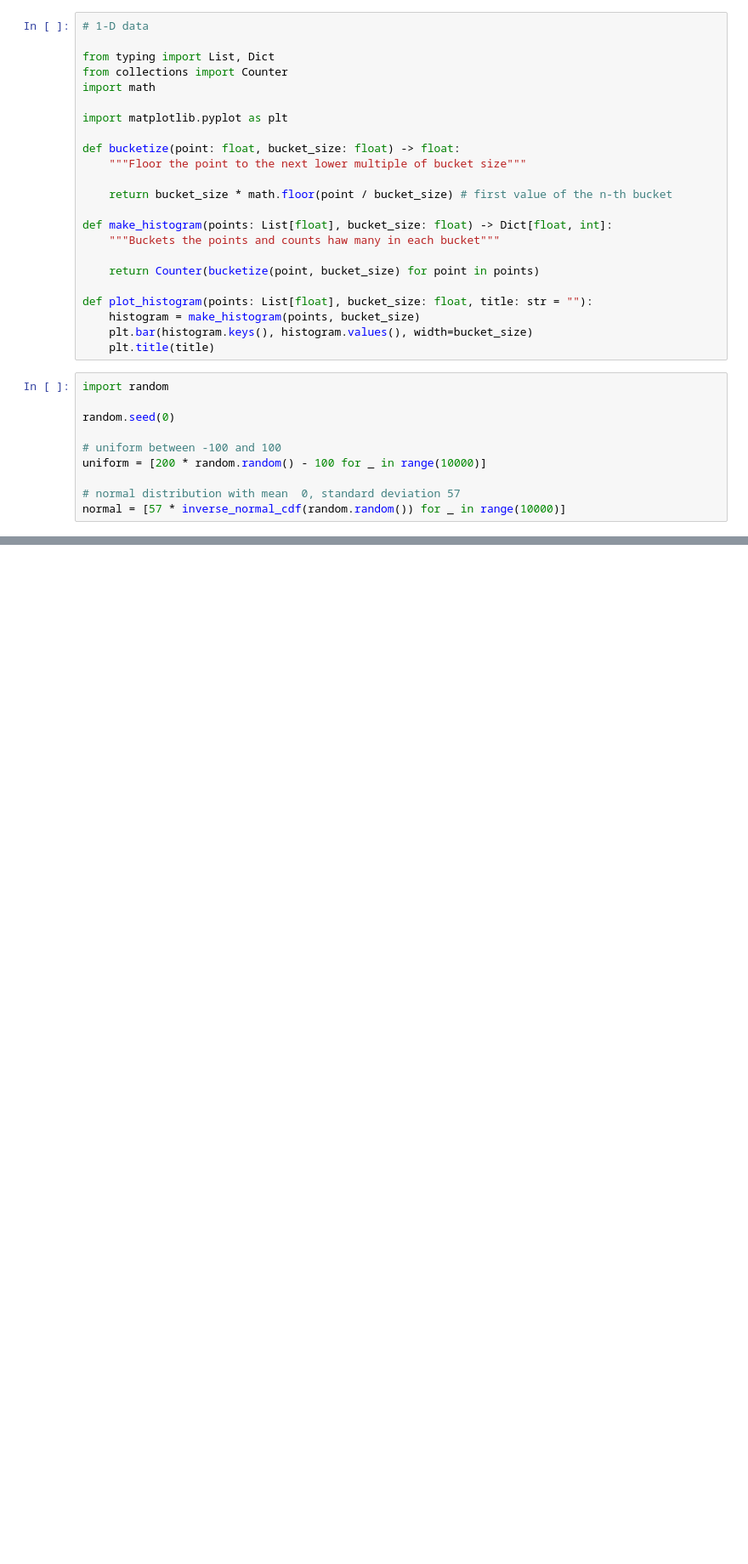
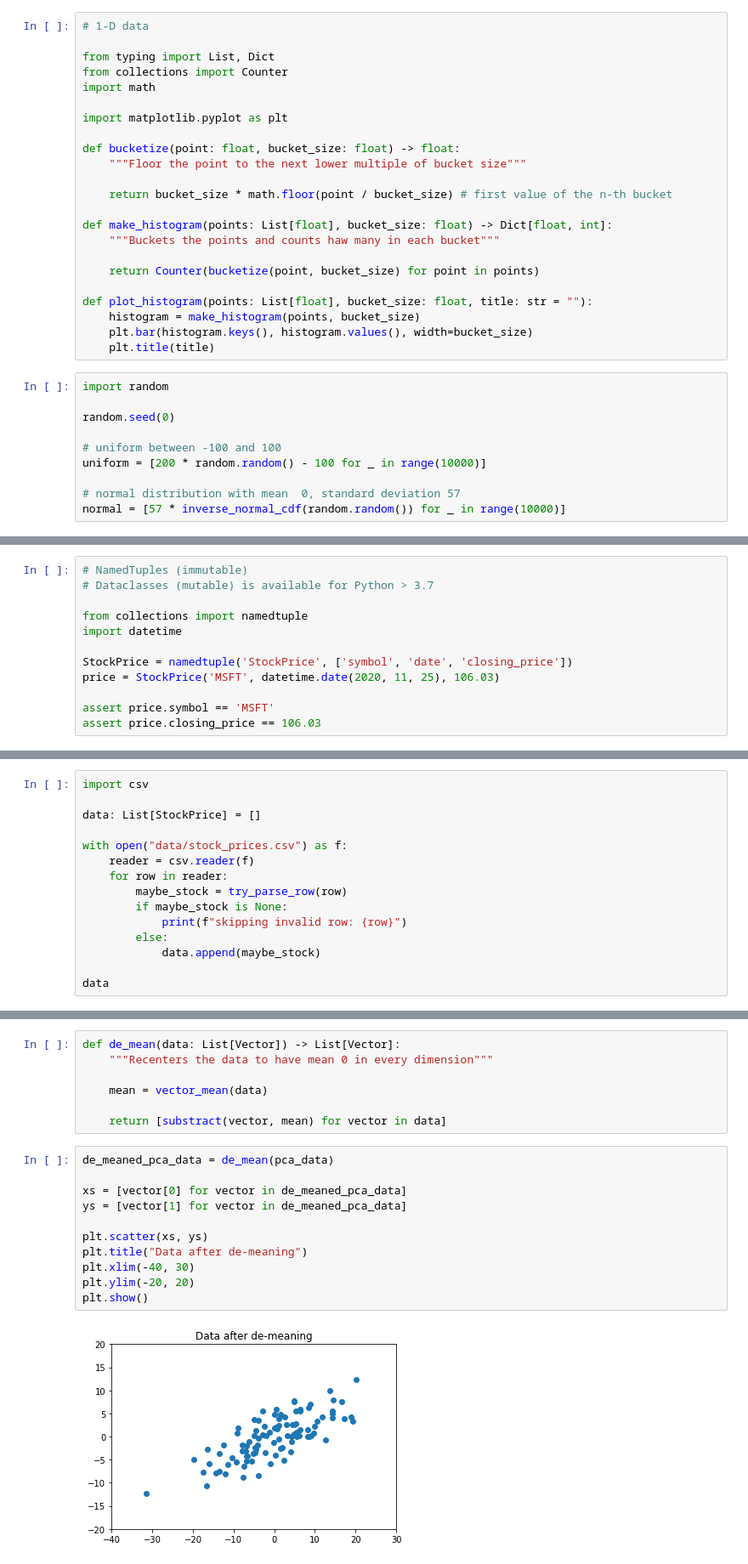
Before and after one commit to hosubl/data-science-from-scratch-by-myself, a Jupyter notebook: ch10_working_with_data.ipynb, the cells around one changed output, grey strips where cells are left out. Shown: that part at 85% size. Saved outputs shown, nothing was run; the diff lists cells and outputs as text; blank space fills up the shorter version.

```diff
--- a/ch10_working_with_data.ipynb
+++ b/ch10_working_with_data.ipynb
@@ -115,0 +132,12 @@ plt.show()
+# %%
+# NamedTuples (immutable)
+# Dataclasses (mutable) is available for Python > 3.7
+
+from collections import namedtuple
+import datetime
+
+StockPrice = namedtuple('StockPrice', ['symbol', 'date', 'closing_price'])
+price = StockPrice('MSFT', datetime.date(2020, 11, 25), 106.03)
+
+assert price.symbol == 'MSFT'
+assert price.closing_price == 106.03
@@ -115,0 +189,15 @@ plt.show()
+# %%
+import csv
+
+data: List[StockPrice] = []
+
+with open("data/stock_prices.csv") as f:
+    reader = csv.reader(f)
+    for row in reader:
+        maybe_stock = try_parse_row(row)
+        if maybe_stock is None:
+            print(f"skipping invalid row: {row}")
+        else:
+            data.append(maybe_stock)
+
+data
@@ -115,0 +509,20 @@ plt.show()
+# %%
+def de_mean(data: List[Vector]) -> List[Vector]:
+    """Recenters the data to have mean 0 in every dimension"""
+
+    mean = vector_mean(data)
+
+    return [substract(vector, mean) for vector in data]
+# %%
+de_meaned_pca_data = de_mean(pca_data)
+
+xs = [vector[0] for vector in de_meaned_pca_data]
+ys = [vector[1] for vector in de_meaned_pca_data]
+
+plt.scatter(xs, ys)
+plt.title("Data after de-meaning")
+plt.xlim(-40, 30)
+plt.ylim(-20, 20)
+plt.show()
+# %% [output]
+[figure, added]
```
Also changed, not shown: parts of 32 cells of this notebook.
